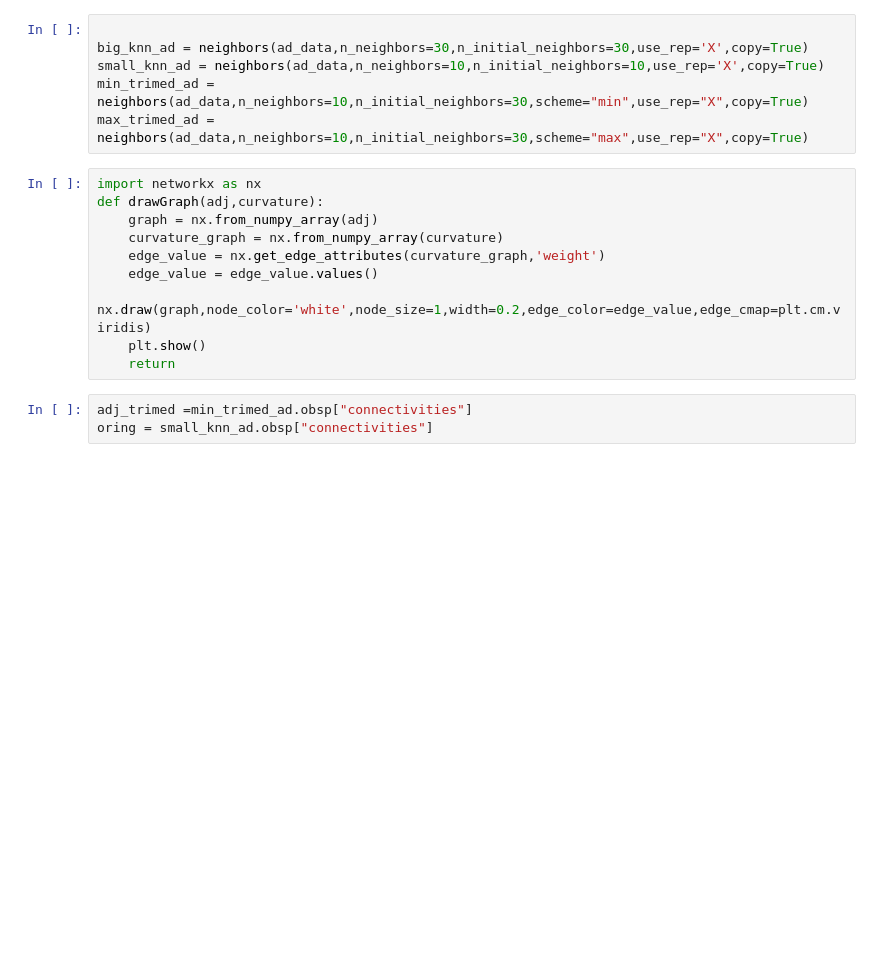
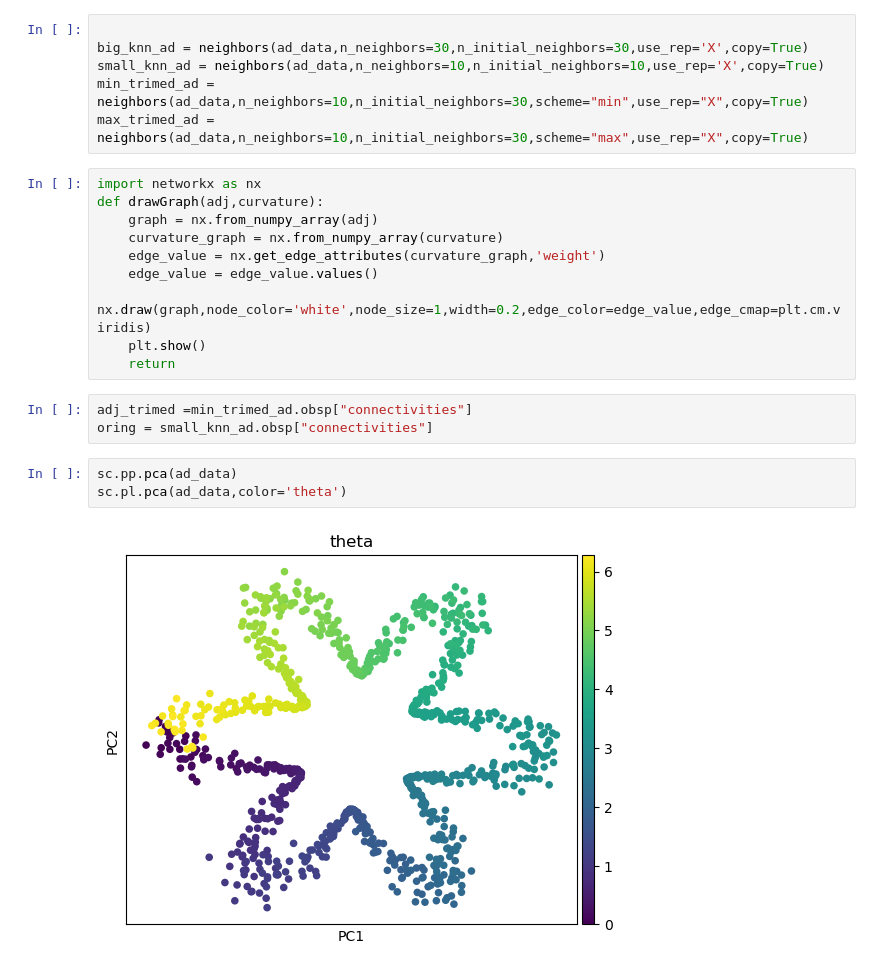
Before and after one commit to michaelGuo1204/ProjectsComBio, a Jupyter notebook: Experiments/ClosedSpiral.ipynb, the cells around one changed output. Drawn from its saved outputs; the diff is of its cells as text; blank space fills up the shorter version.

```diff
--- a/Experiments/ClosedSpiral.ipynb
+++ b/Experiments/ClosedSpiral.ipynb
@@ -50,6 +50,11 @@ def drawGraph(adj,curvature):
 # %%
 adj_trimed =min_trimed_ad.obsp["connectivities"]
 oring = small_knn_ad.obsp["connectivities"]
+# %%
+sc.pp.pca(ad_data)
+sc.pl.pca(ad_data,color='theta')
+# %% [output]
+[figure, added]
 # %%
 def plotad(point_ad):
     sc.tl.draw_graph(point_ad)
```
Also changed, not shown: parts of 2 cells of this notebook, 26 other files.
